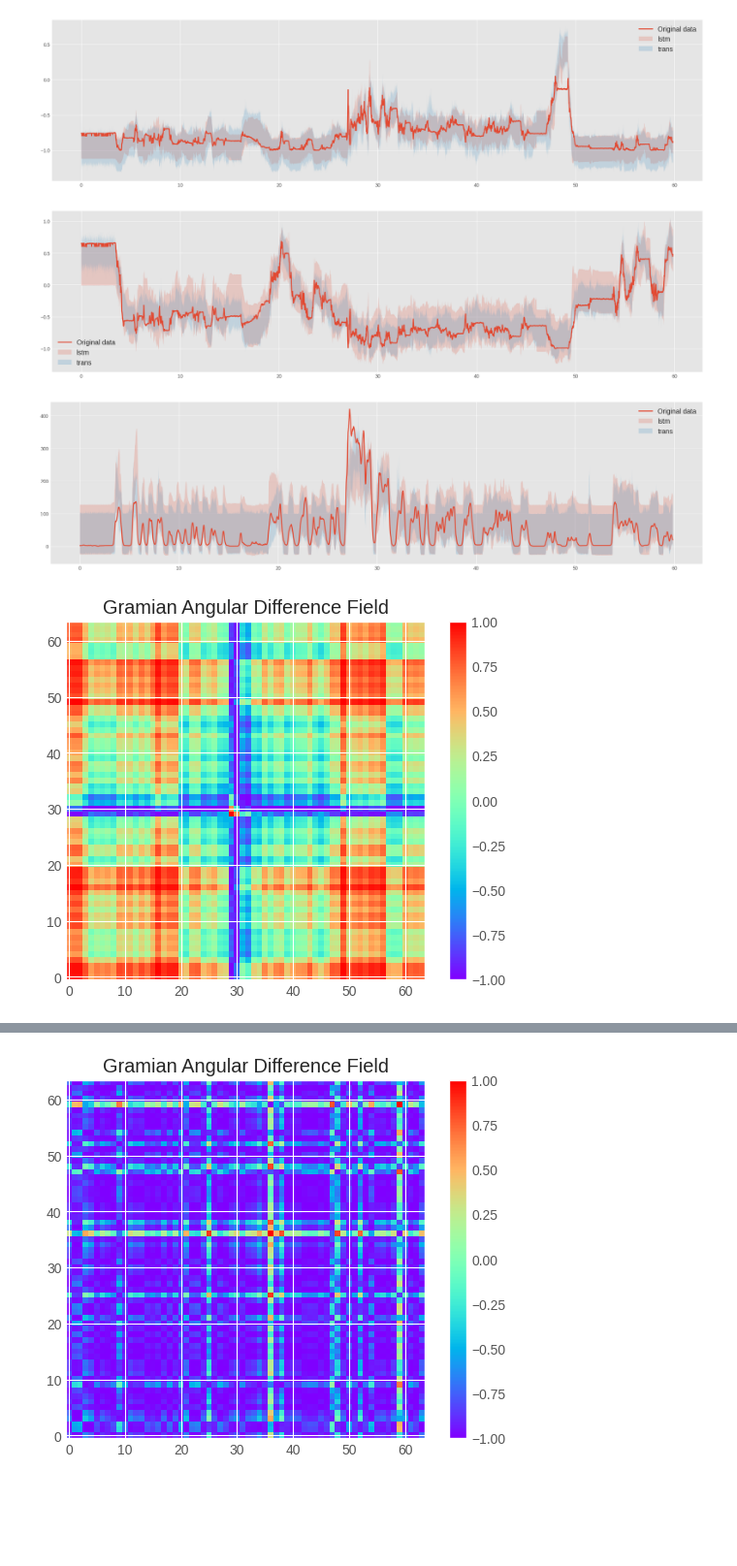
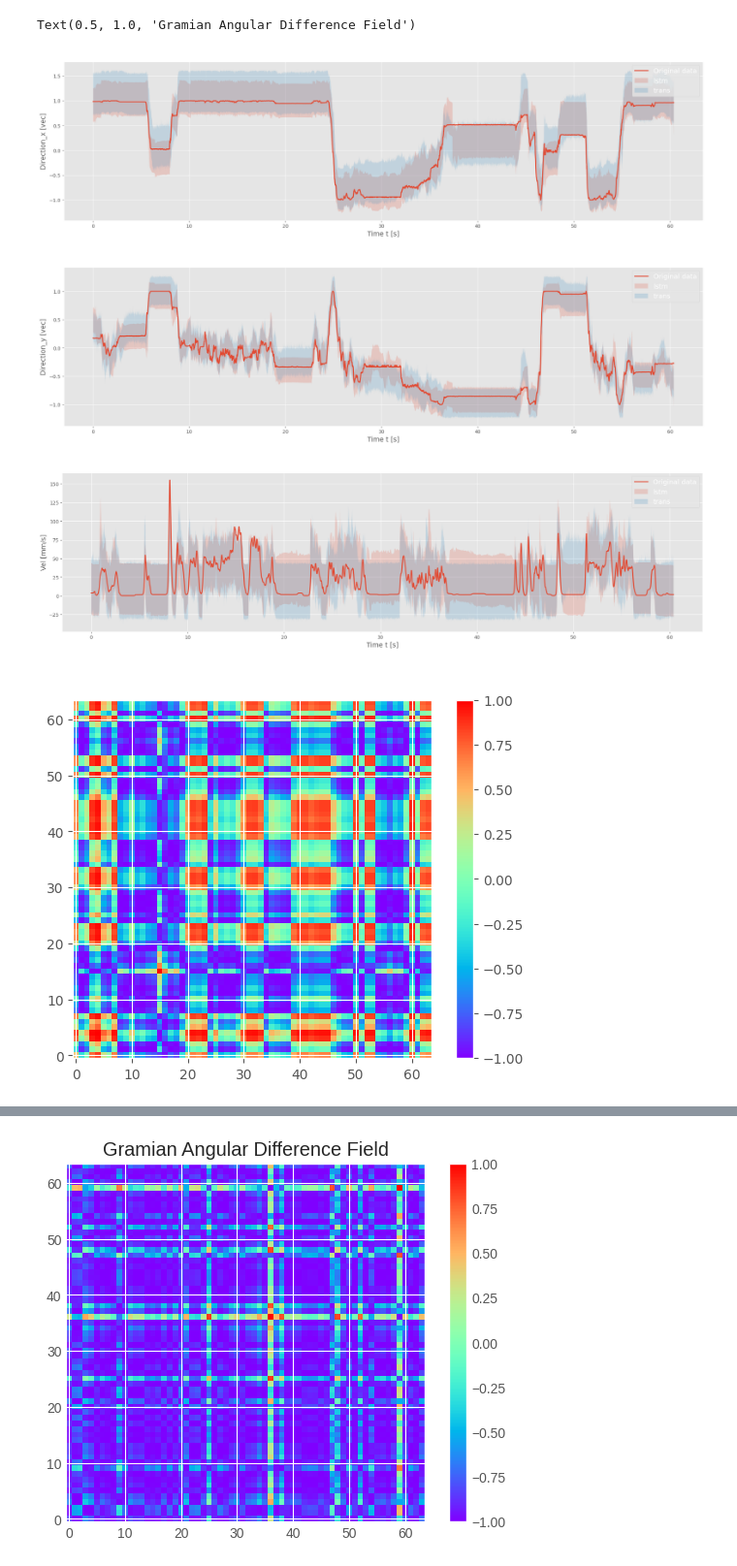
Before and after one commit to wangyuchen0217/cricket-motion-prediction, a Jupyter notebook: prediction_intervals.ipynb, the cells around one changed output, grey strips where cells are left out. Shown at 97% size. Cells and saved outputs as stored; diff of their text form; code cells hidden in the pictures; blank space fills up the shorter version.

```diff
--- a/prediction_intervals.ipynb
+++ b/prediction_intervals.ipynb
@@ -20,7 +20,7 @@ fold_path = os.getcwd()
 # model_type = "trans" # ["lstm","hlstm","arx","trans"]
 window_size = 100
 time_step = 1
-cricket_number = "c20"
+cricket_number = "c16"
 input_pattern = "pattern1" # ["pattern1(All)","pattern2(ThC+2FTi hind leg)","pattern3(THC)"]
 
 def pred_intervals_direction(fold_path, window_size, time_step, cricket_number, input_pattern):
@@ -44,12 +44,18 @@ def pred_intervals_direction(fold_path, window_size, time_step, cricket_number,
     plt.plot(t_test, eval("lstm_label_direction_x"), label="Original data", linewidth=2)
     for model_type in ["lstm","trans"]:
         plt.fill_between(t_test, eval(model_type+"_lower_bounds_x"), eval(model_type+"_upper_bounds_x"), alpha=0.2, label=model_type)
+        plt.xlabel('Time t [s]',fontsize=14)
+        plt.ylabel('Direction_x [vec]',fontsize=14)
+        plt.title('Direction_x_'+cricket_number,fontsize=14)
         plt.legend(fontsize=14)
 
     plt.figure(figsize=(24, 6))
     plt.plot(t_test, eval("lstm_label_direction_y"), label='Original data', linewidth=2)
     for model_type in ["lstm","trans"]:
         plt.fill_between(t_test, eval(model_type+"_lower_bounds_y"), eval(model_type+"_upper_bounds_y"), alpha=0.2, label=model_type)
+        plt.xlabel('Time t [s]',fontsize=14)
+        plt.ylabel('Direction_y [vec]',fontsize=14)
+        plt.title('Direction_y_'+cricket_number,fontsize=14)
         plt.legend(fontsize=14)
 
 def pred_intervals_vel(fold_path, window_size, time_step, cricket_number, input_pattern):
@@ -62,36 +68,48 @@ def pred_intervals_vel(fold_path, window_size, time_step, cricket_number, input_
         names[model_type+"_pred_vel"], names[model_type+"_pred_vel_x"], names[model_type+"_pred_vel_y"] = vel[:,0], vel[:,1], vel[:,2]
         names[model_type+"_label_vel"], names[model_type+"_label_vel_x"], names[model_type+"_label_vel_y"] = vel[:,3], vel[:,4], vel[:,5]
 
         end = len(eval("lstm_label_vel")) * 1/119.88
         t_test = np.arange(0, end, 1/119.88)
         names[model_type+"_lower_bounds_vel"], names[model_type+"_upper_bounds_vel"] = intervals_bounds(eval(model_type+"_pred_vel"), eval(model_type+"_label_vel"))
 
     plt.figure(figsize=(24, 6))
     plt.plot(t_test, eval("lstm_label_vel"), label="Original data", linewidth=2)
     for model_type in ["lstm","trans"]:
         plt.fill_between(t_test, eval(model_type+"_lower_bounds_vel"), eval(model_type+"_upper_bounds_vel"), alpha=0.2, label=model_type)
+        plt.xlabel('Time t [s]',fontsize=14)
+        plt.ylabel('Vel [mm/s]',fontsize=14)
+        plt.title('Vel_'+cricket_number,fontsize=14)
         plt.legend(fontsize=14)
 
 pred_intervals_direction(fold_path, window_size, time_step, cricket_number, input_pattern)
 pred_intervals_vel(fold_path, window_size, time_step, cricket_number, input_pattern)
+
+import numpy as np
+from pyts.image import GramianAngularField
 
 plt.figure()
 gadf = GramianAngularField(image_size=64)
 gadf_image = gadf.fit_transform(eval("lstm_label_vel").reshape(1, -1))
 plt.imshow(gadf_image[0], cmap='rainbow', origin='lower')
 plt.colorbar()
 plt.title('Gramian Angular Difference Field')
-plt.show()
+
+plt.figure()
+gadf = GramianAngularField(image_size=64)
+gadf_image = gadf.fit_transform(eval("lstm_pred_vel").reshape(1, -1))
+plt.imshow(gadf_image[0], cmap='rainbow', origin='lower')
+plt.colorbar()
+plt.title('Gramian Angular Difference Field')
 
 plt.figure()
 gadf = GramianAngularField(image_size=64)
 gadf_image = gadf.fit_transform(eval("trans_pred_vel").reshape(1, -1))
 plt.imshow(gadf_image[0], cmap='rainbow', origin='lower')
 plt.colorbar()
 plt.title('Gramian Angular Difference Field')
-plt.show()
 # %% [output]
+Text(0.5, 1.0, 'Gramian Angular Difference Field')
-[figure, old version]
+[figure, new version]
-[figure, old version]
+[figure, new version]
-[figure, old version]
+[figure, new version]
-[figure, old version]
+[figure, new version]
```
Also changed, not shown: parts of 1 cell of this notebook, 6 other files.
